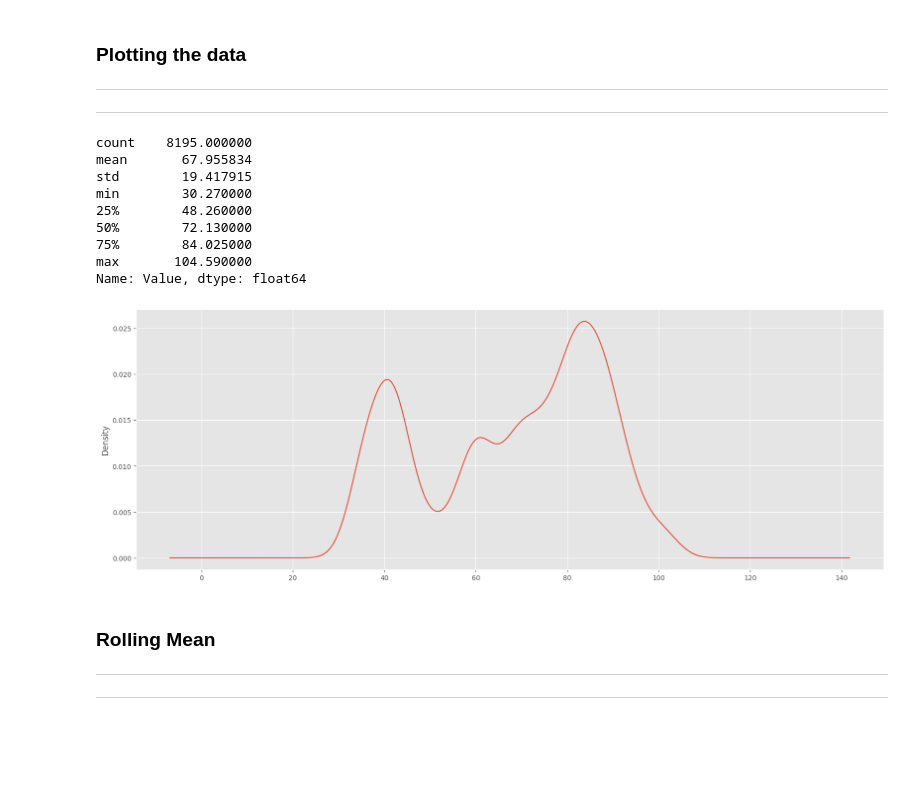
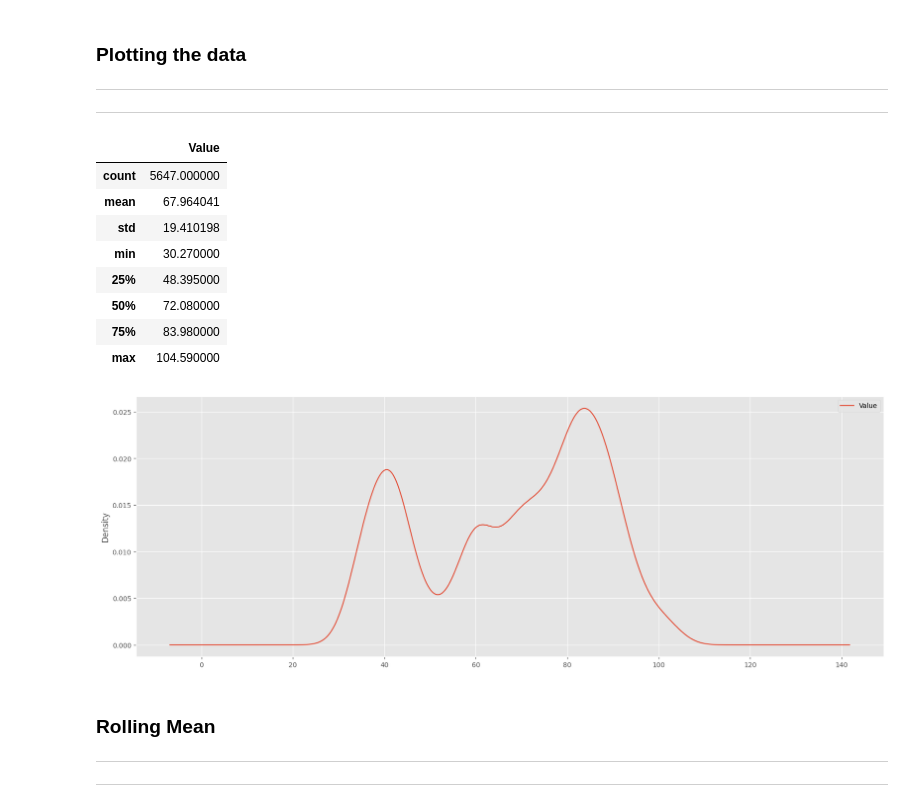
Before and after one commit to russiaonice/ML_ExxonMobile_Forecast, a Jupyter notebook: SARIMA_broken.ipynb, the cells around one changed output. Saved outputs shown, nothing was run; the diff lists cells and outputs as text; code cells hidden in the pictures; blank space fills up the shorter version.

```diff
--- a/SARIMA_broken.ipynb
+++ b/SARIMA_broken.ipynb
@@ -32,4 +32,4 @@ from DateTime import DateTime
 ***
 ---
 # %%
-df = pd.read_csv("/Users/me/Desktop/ML_Forecast_Time_Series/src/data/oil and gas stock prices.csv")
+df = pd.read_csv("/Users/me/Desktop/ML_ExxonMobile_Forecast/src/data/oil and gas stock prices.csv")
@@ -142,19 +150,19 @@ df.rename(columns={"Close":"Value"},inplace=True)
 fig= px.line(df, x=df.index, y="Value", title="Exxon Mobile")
 fig.show()
 # %%
-df["Value"].plot(kind="kde",figsize=(20,7))
-df["Value"].describe()
+df.plot(kind="kde",figsize=(20,7))
+df.describe()
 # %% [output]
-count    8195.000000
-mean       67.955834
-std        19.417915
-min        30.270000
-25%        48.260000
-50%        72.130000
-75%        84.025000
-max       104.590000
-Name: Value, dtype: float64
+|  | Value |
+| count | 5647.000000 |
+| mean | 67.964041 |
+| std | 19.410198 |
+| min | 30.270000 |
+| 25% | 48.395000 |
+| 50% | 72.080000 |
+| 75% | 83.980000 |
+| max | 104.590000 |
-[figure, old version]
+[figure, new version]
 # %% [markdown]
 ### Rolling Mean ###
 ***
```
Also changed, not shown: parts of 6 cells of this notebook, 2 other files.
